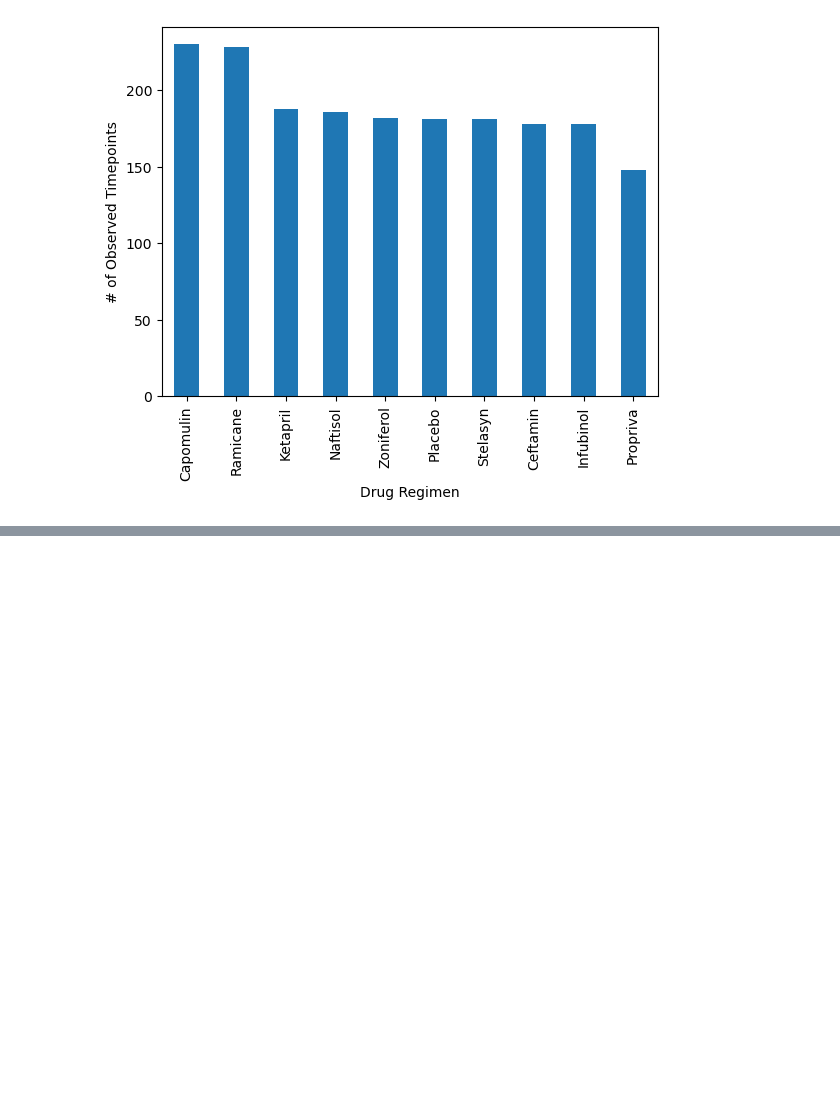
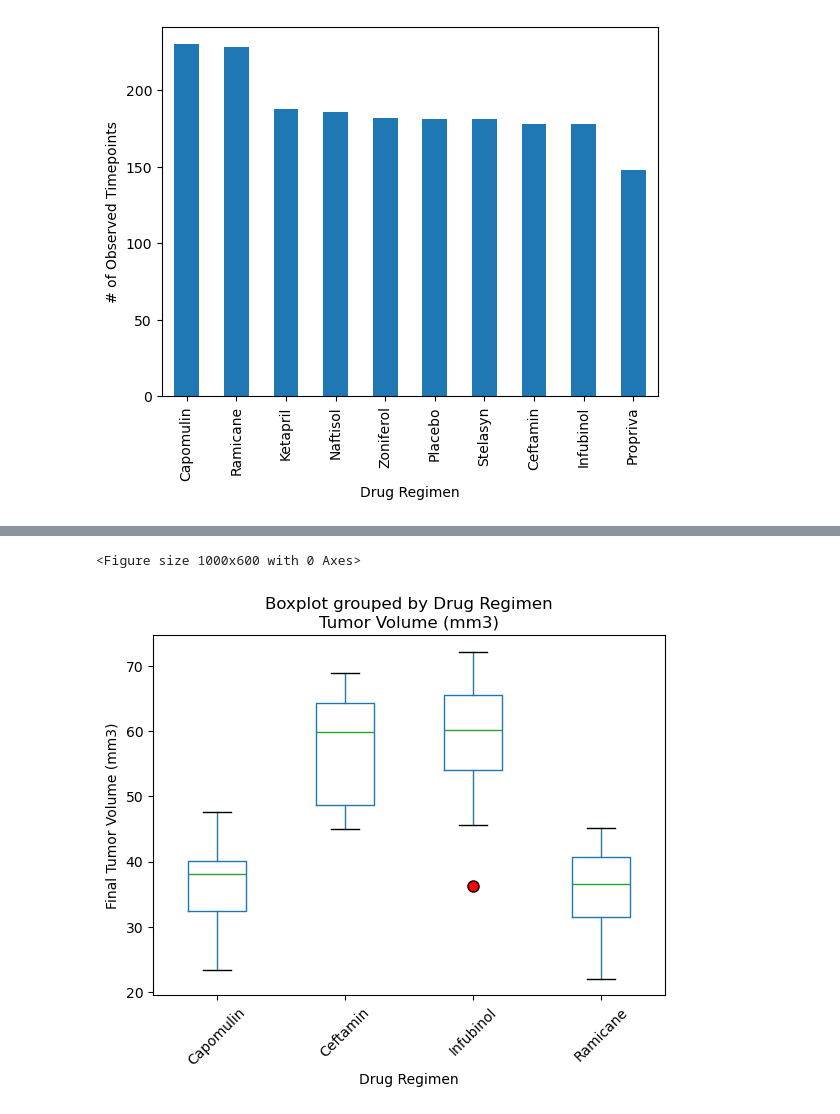
Before and after one commit to parthpisolkar2002/matplotlib-challenge, a Jupyter notebook: Main.ipynb, the cells around one changed output, grey strips where cells are left out. Cells and saved outputs as stored; diff of their text form; code cells hidden in the pictures; blank space fills up the shorter version.

```diff
--- a/Main.ipynb
+++ b/Main.ipynb
@@ -97,0 +135,4 @@ plt.show()
+# %%
+last_tp = clean_data.groupby('Mouse ID')['Timepoint'].max().reset_index()
+#Merges with the cleaned data
+new_data = pd.merge(clean_data,last_tp, on = ['Mouse ID','Timepoint'], how = 'right')
@@ -97,0 +174,21 @@ plt.show()
+# %%
+#boxplot
+# Filter the data for the four specific treatment regimens
+filtered_data = new_data[new_data['Drug Regimen'].isin(treatments)]
+
+# Generate a box plot
+plt.figure(figsize=(10, 6))
+boxplot = filtered_data.boxplot(column='Tumor Volume (mm3)', by='Drug Regimen',
+                                flierprops=dict(marker='o', markerfacecolor='r', markersize=8), grid = False)
+
+# Set plot labels
+plt.xlabel('Drug Regimen')
+plt.ylabel('Final Tumor Volume (mm3)')
+
+# Rotate x-axis labels for better readability
+plt.xticks(rotation=45)
+# Show the plot
+plt.show()
+# %% [output]
+<Figure size 1000x600 with 0 Axes>
+[figure, added]
```
Also changed, not shown: parts of 15 cells of this notebook.
